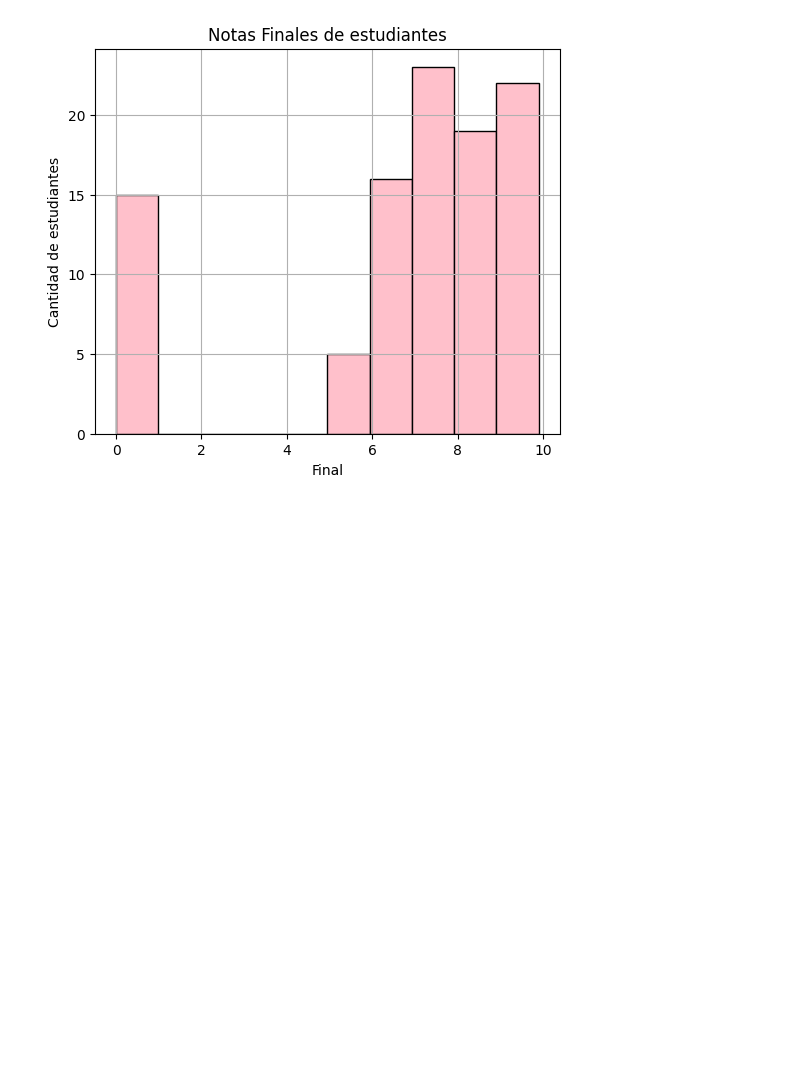
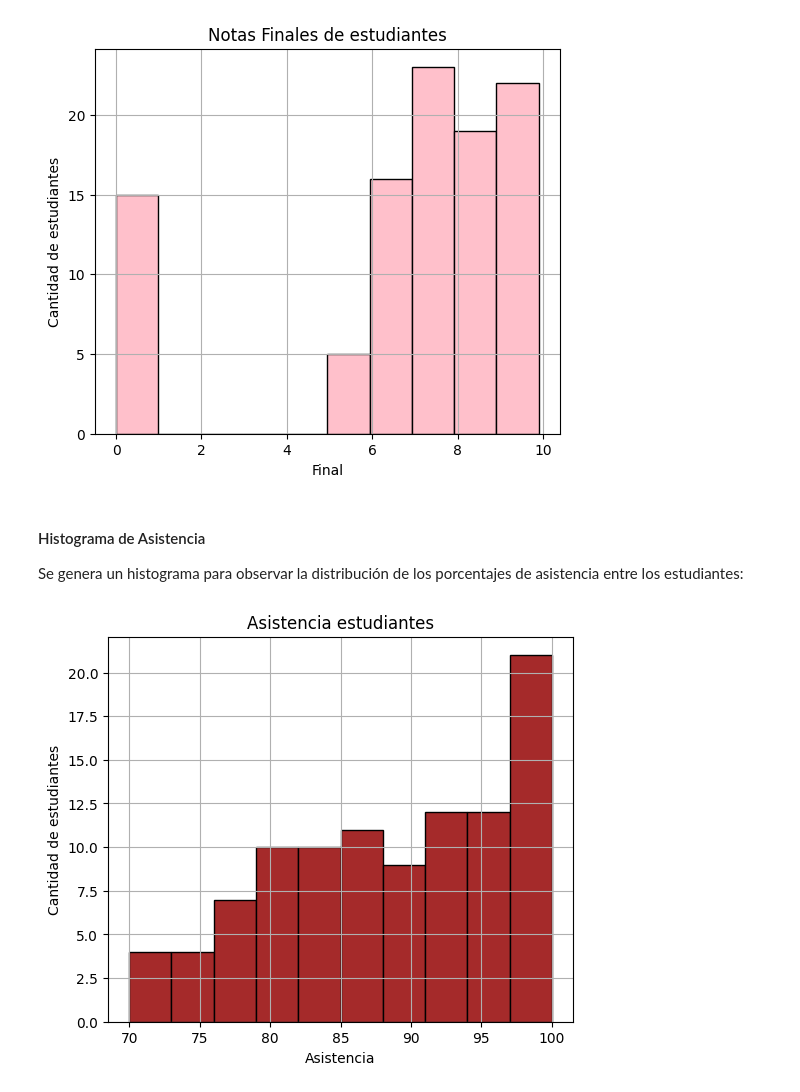
Before and after one commit to Fleitaselene-dev/mod_exam_tlp3, a Jupyter notebook: main.ipynb, the cells around one changed output. Cells and saved outputs as stored; diff of their text form; code cells hidden in the pictures; blank space fills up the shorter version.

Commit message:
feat: Crear visualizaciones sobre la distribucion de calificaciones y asistencia

```diff
--- a/main.ipynb
+++ b/main.ipynb
@@ -276,3 +293,16 @@ plt.grid(True)
 plt.show()
 # %% [output]
 [figure]
+# %% [markdown]
+#### Histograma de Asistencia
+Se genera un histograma para observar la distribución de los porcentajes de asistencia entre los estudiantes:
+# %%
+plt.figure(figsize=(6,5))
+plt.hist(df['Asistencia'], color='brown', edgecolor='black')
+plt.title("Asistencia estudiantes")
+plt.xlabel("Asistencia")
+plt.ylabel("Cantidad de estudiantes")
+plt.grid(True)
+plt.show()
+# %% [output]
+[figure, added]
```
Also changed, not shown: parts of 10 cells of this notebook.
